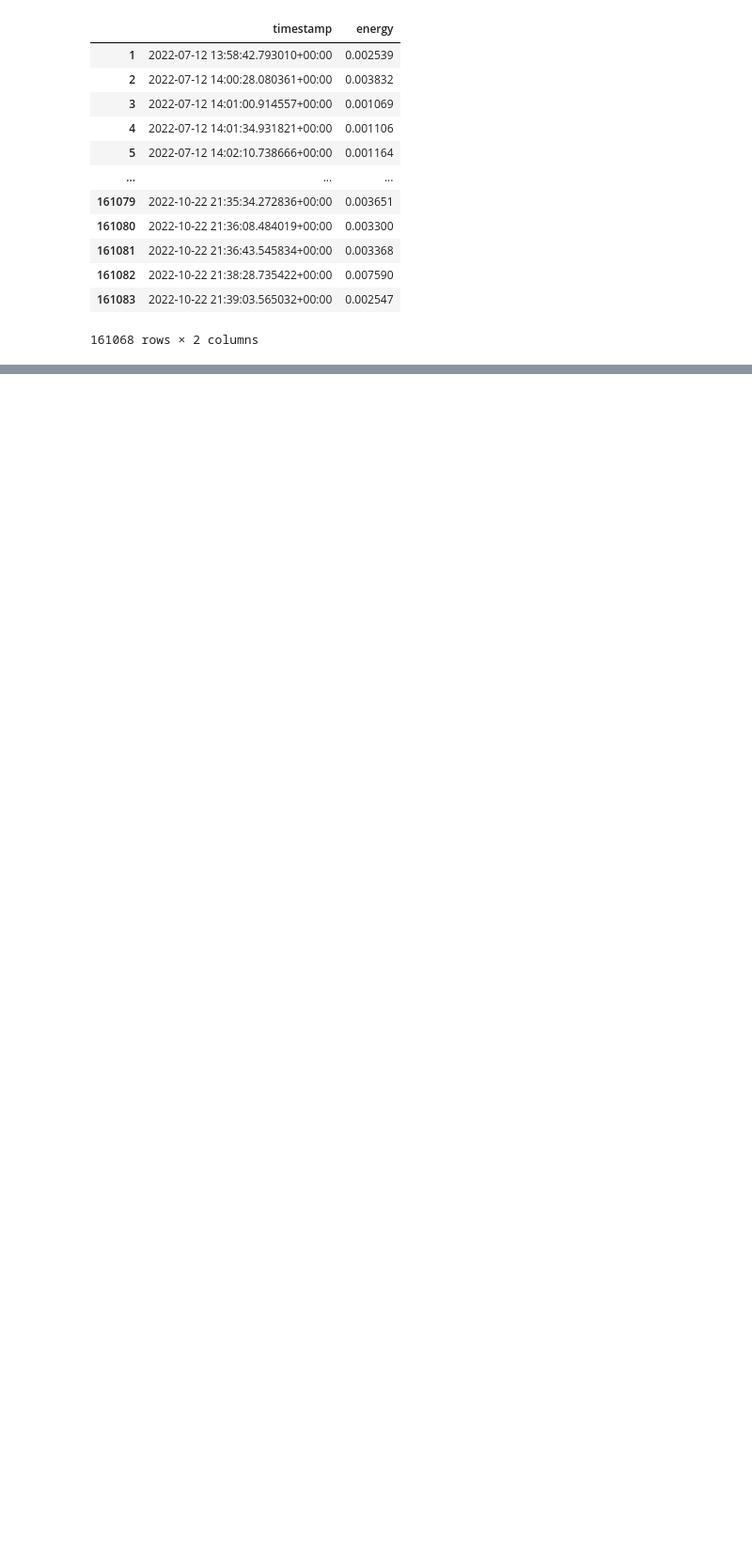
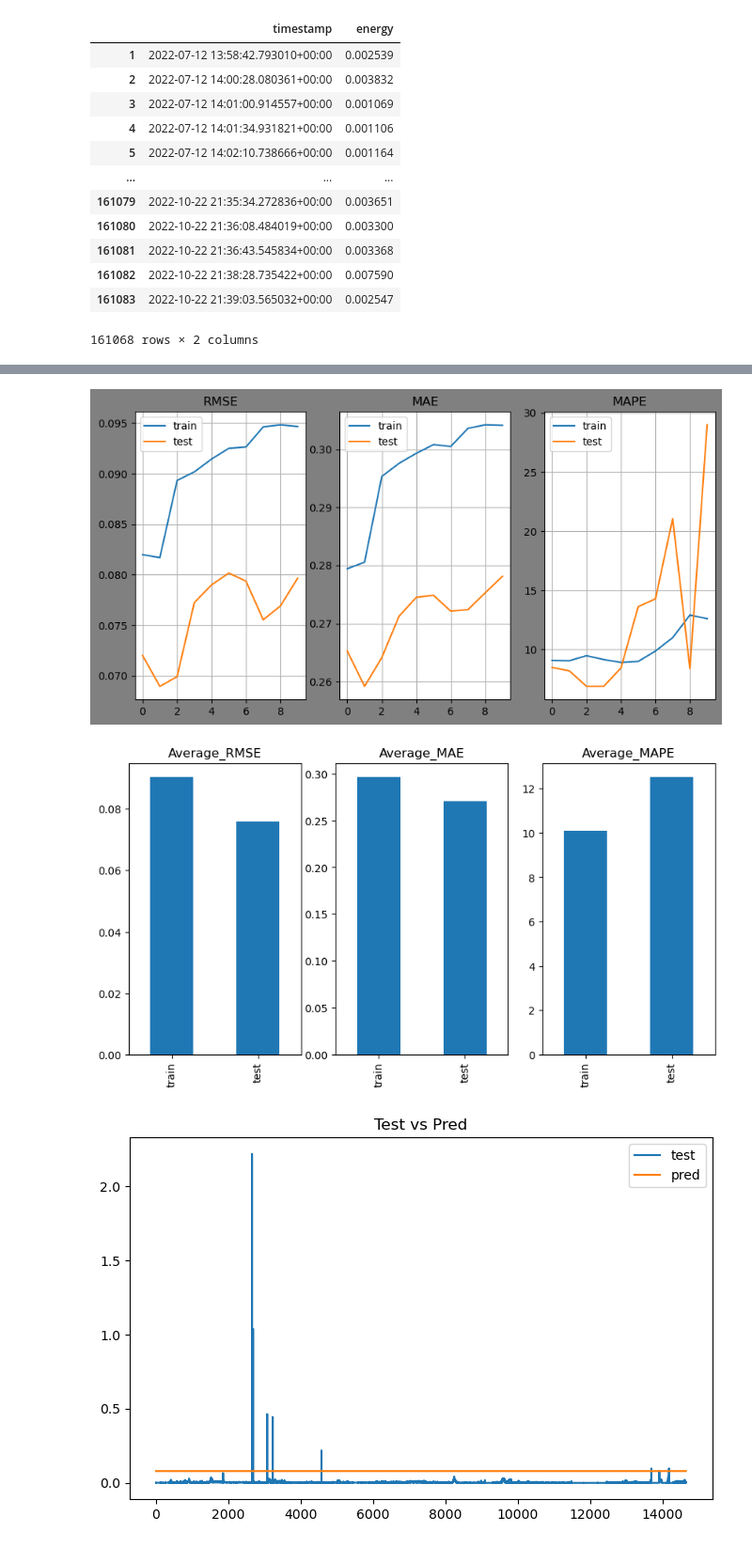
Before and after one commit to Oluwajuwon-O/project_notebooks, a Jupyter notebook: Forecasting/Comparing forecasts.ipynb, the cells around one changed output, grey strips where cells are left out. Shown at 94% size. Saved outputs shown, nothing was run; the diff lists cells and outputs as text; code cells hidden in the pictures; blank space fills up the shorter version.

```diff
--- a/Forecasting/Comparing forecasts.ipynb
+++ b/Forecasting/Comparing forecasts.ipynb
@@ -440,6 +319,0 @@ Name: energy, Length: 14642, dtype: float64
-# %%
-%%time
-
-from sklearn.svm import SVR
-svr_model = SVR(kernel='rbf', gamma='scale')
-svr_model.fit(x_train,y_train)
@@ -472,0 +320,14 @@ rmse
+# %%
+def extract_values(df):
+    df['year'] = df['timestamp'].dt.year
+    df['month'] = df['timestamp'].dt.month
+    df['day'] = df['timestamp'].dt.isocalendar().day
+    df['week'] = df['timestamp'].dt.isocalendar().week
+    df['hour'] = df['timestamp'].dt.hour
+    df['minute'] = df['timestamp'].dt.minute
+    df['second'] = df['timestamp'].dt.second
+    df['microsecond'] = df['timestamp'].dt.microsecond
+    df = df.drop(columns= ['timestamp'])
+    return df
+# %%
+clean_data = extract_values(on23_energy_cleaned)
@@ -472,0 +338,4 @@ rmse
+# %%
+from sklearn.svm import SVR
+
+svr_model = SVR()
@@ -472,0 +502,5 @@ rmse
+# %%
+%%time
+
+data_model_scaled()
+# %% [output]
@@ -472,0 +508,3 @@ rmse
+[figure, added]
+[figure, added]
+[figure, added]
```
Also changed, not shown: parts of 30 cells of this notebook.
